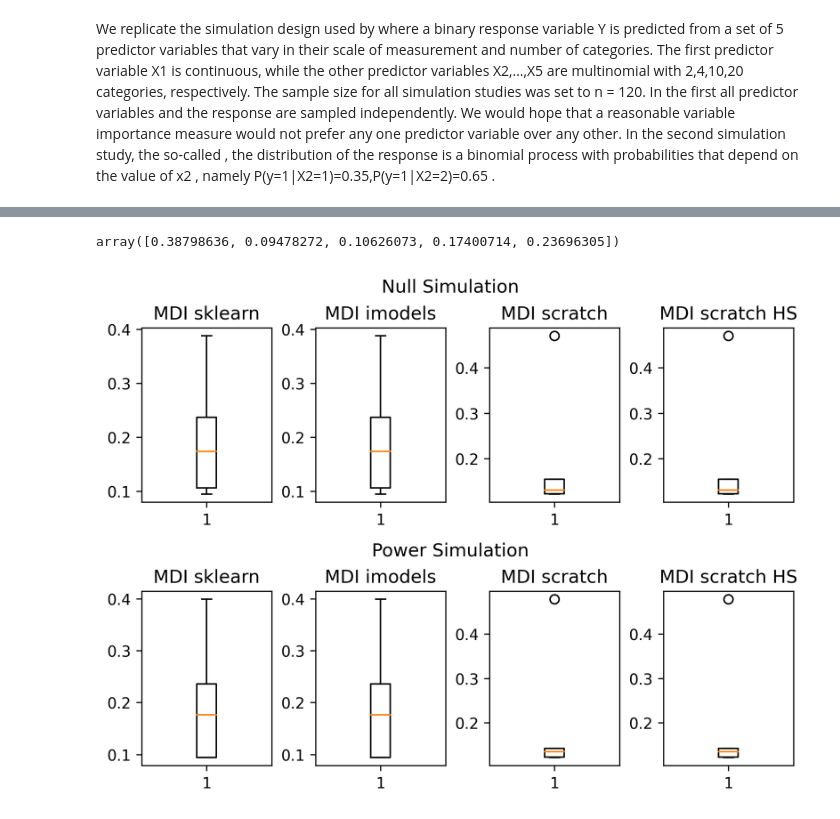
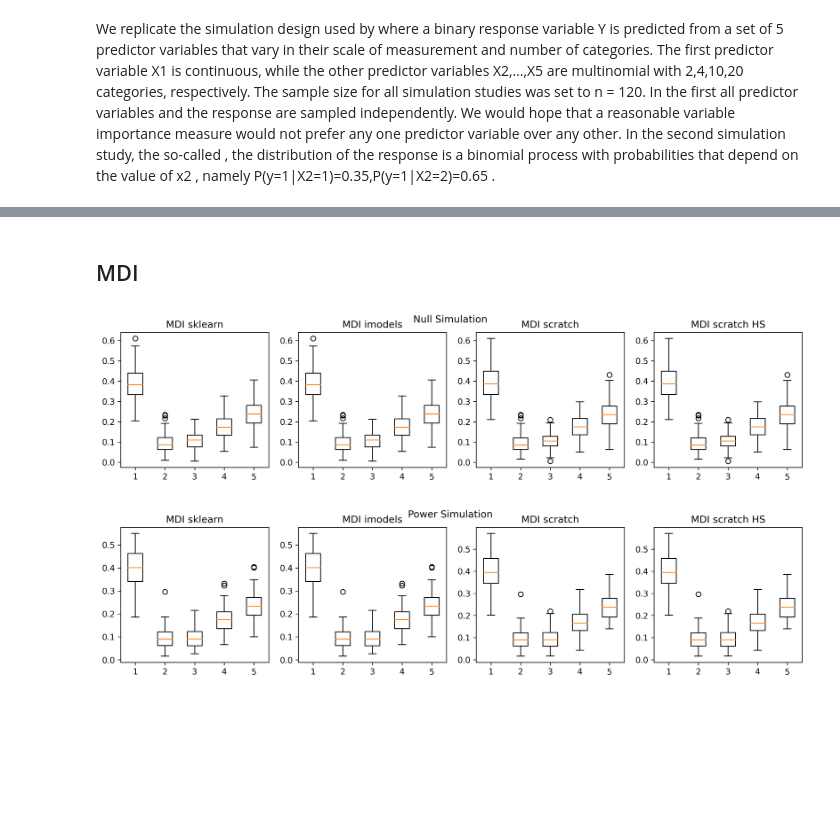
Before and after one commit to markusloecher/TreeBasedModel, a Jupyter notebook: notebooks/Strobl_simulation_experiment.ipynb, the cells around one changed output, grey strips where cells are left out. Drawn from its saved outputs; the diff is of its cells as text; code cells hidden in the pictures; blank space fills up the shorter version.

```diff
--- a/notebooks/Strobl_simulation_experiment.ipynb
+++ b/notebooks/Strobl_simulation_experiment.ipynb
@@ -114,37 +116,37 @@ def simulate_data_simple(n=120, M=100, imp_score="MDI", reg_param=10, random_see
     feat_imps_power = [featimp_sk_power, featimp_im_power, featimp_scr_power, featimp_scrHS_power]
 
     return [X_null, y_null], [X_power, y_power], feat_imps_null, feat_imps_power
+# %% [markdown]
+## MDI
 # %%
 [X_null, y_null], [X_power, y_power], feat_imps_null, feat_imps_power = simulate_data_simple(random_seed=42)
-# %%
-np.array(feat_imps_null[0]).mean(axis=0)
-# %% [output]
-array([0.38798636, 0.09478272, 0.10626073, 0.17400714, 0.23696305])
 # %%
-fig = plt.figure(constrained_layout=True)
+#Null simulation
+fig, axs1 = plt.subplots(1,4, figsize=(15,3))
 
-(subfig1, subfig2) = fig.subfigures(2, 1)      # create 2x1 subfigures
-axs1 = subfig1.subplots(1, 4)       # create 1x2 subplots on subfig1
-axs2 = subfig2.subplots(1, 4)       # create 1x2 subplots on subfig2
-
-subfig1.suptitle('Null Simulation')            # set suptitle for subfig1
-axs1[0].boxplot(np.array(feat_imps_null[0]).mean(axis=0))
+fig.suptitle('Null Simulation')
+axs1[0].boxplot(np.array(feat_imps_null[0]))
 axs1[0].set_title('MDI sklearn')
-axs1[1].boxplot(np.array(feat_imps_null[1]).mean(axis=0))
+axs1[1].boxplot(np.array(feat_imps_null[1]))
 axs1[1].set_title('MDI imodels')
-axs1[2].boxplot(np.array(feat_imps_null[2]).mean(axis=0))
+axs1[2].boxplot(np.array(feat_imps_null[2]))
 axs1[2].set_title('MDI scratch')
-axs1[3].boxplot(np.array(feat_imps_null[3]).mean(axis=0))
-axs1[3].set_title('MDI scratch HS')
-
-subfig2.suptitle('Power Simulation')    # set suptitle for subfig2
-axs2[0].boxplot(np.array(feat_imps_power[0]).mean(axis=0))
-axs2[0].set_title('MDI sklearn')
-axs2[1].boxplot(np.array(feat_imps_power[1]).mean(axis=0))
-axs2[1].set_title('MDI imodels')
-axs2[2].boxplot(np.array(feat_imps_power[2]).mean(axis=0))
-axs2[2].set_title('MDI scratch')
-axs2[3].boxplot(np.array(feat_imps_power[3]).mean(axis=0))
-axs2[3].set_title('MDI scratch HS');
+axs1[3].boxplot(np.array(feat_imps_null[3]))
+axs1[3].set_title('MDI scratch HS');
 # %% [output]
-[figure, old version]
+[figure, new version]
+# %%
+#Power simulation
+fig, axs1 = plt.subplots(1,4, figsize=(15,3))
+
+fig.suptitle('Power Simulation')
+axs1[0].boxplot(np.array(feat_imps_power[0]))
+axs1[0].set_title('MDI sklearn')
+axs1[1].boxplot(np.array(feat_imps_power[1]))
+axs1[1].set_title('MDI imodels')
+axs1[2].boxplot(np.array(feat_imps_power[2]))
+axs1[2].set_title('MDI scratch')
+axs1[3].boxplot(np.array(feat_imps_power[3]))
+axs1[3].set_title('MDI scratch HS');
+# %% [output]
+[figure, added]
```
Also changed, not shown: parts of 1 cell of this notebook, 1 other file.
